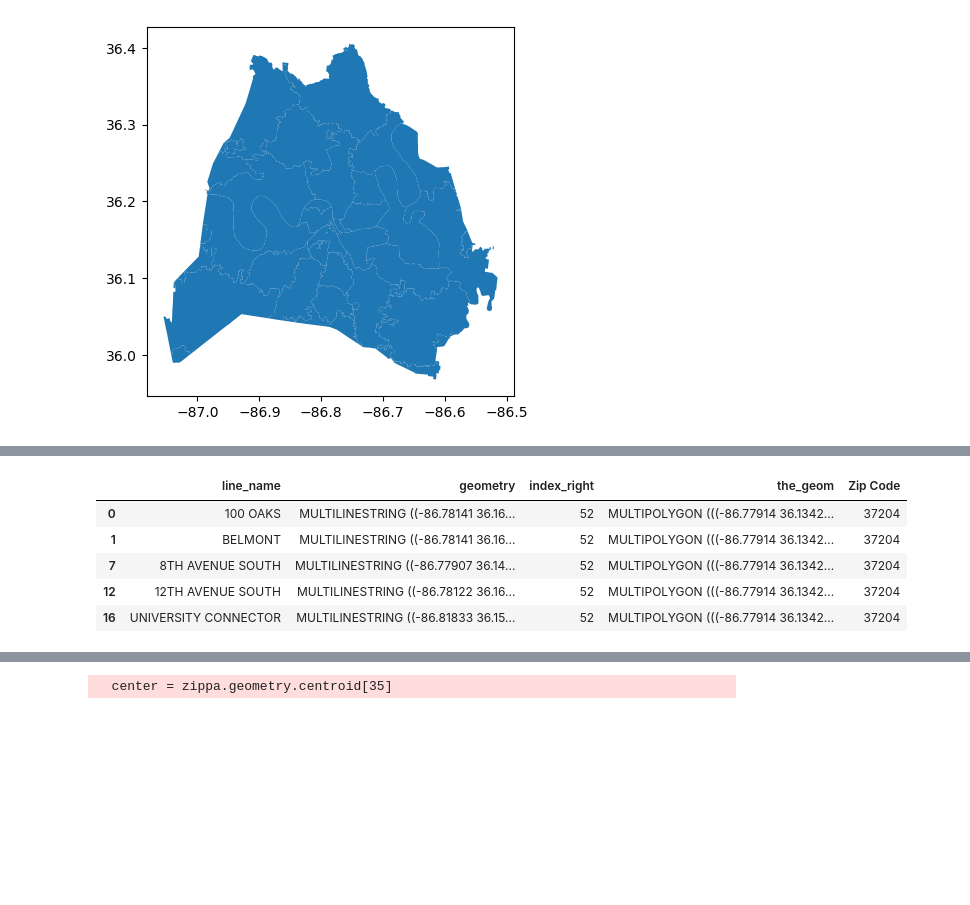
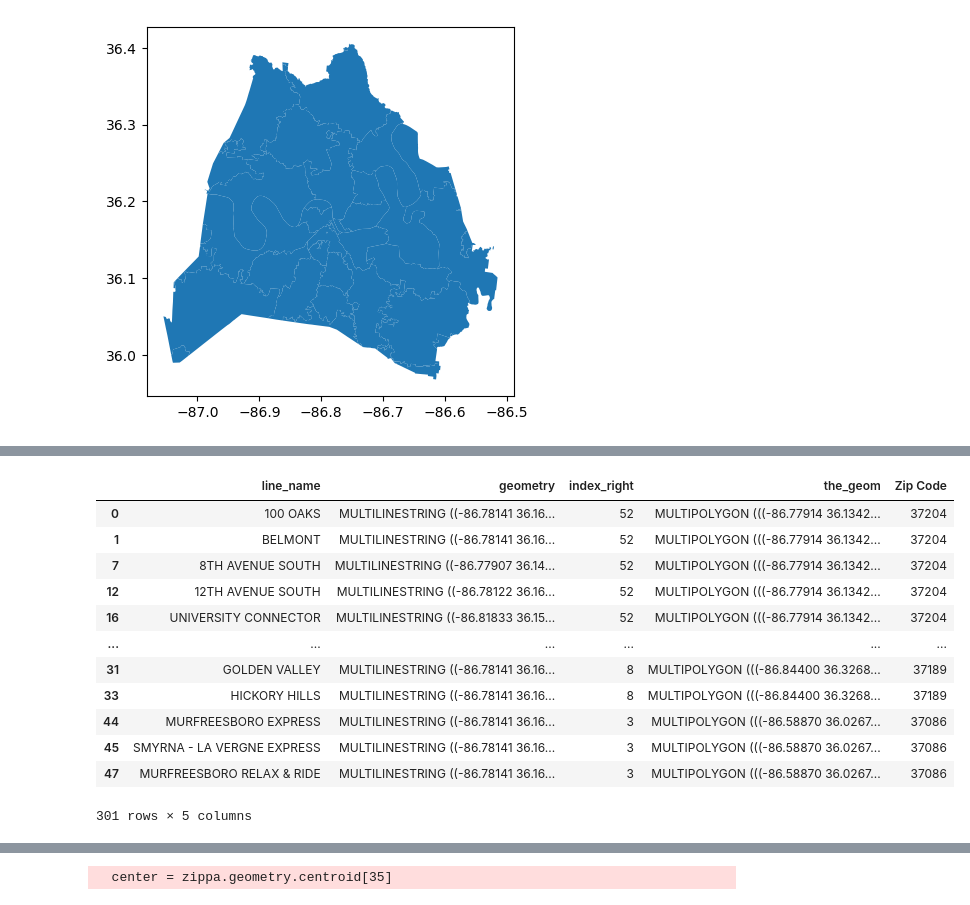
Before and after one commit to NSS-Data-Analytics-Cohort-8/geospatial-python-workshop-pshanx, a Jupyter notebook: notebooks/spatial.ipynb, the cells around one changed output, grey strips where cells are left out. Drawn from its saved outputs; the diff is of its cells as text; code cells hidden in the pictures; blank space fills up the shorter version.

```diff
--- a/notebooks/spatial.ipynb
+++ b/notebooks/spatial.ipynb
@@ -210,13 +185,20 @@ zip_water.head()
 | 29 | Edwin Warner Dog Park Water Fountain | POINT (-86.90162 36.05196) | -86.90162012 | 36.05195562 | 19 | MULTIPOLYGON (((-86.97084 36.1164... | 37221 |
 | 30 | Edwin Warner Concession Water Fou... | POINT (-86.89817 36.04998) | -86.8981744 | 36.04998346 | 19 | MULTIPOLYGON (((-86.97084 36.1164... | 37221 |
 # %%
-zip_roots.head()
+zip_roots
 # %% [output]
 |  | line_name | geometry | index_right | the_geom | Zip Code |
 | 0 | 100 OAKS | MULTILINESTRING ((-86.78141 36.16... | 52 | MULTIPOLYGON (((-86.77914 36.1342... | 37204 |
 | 1 | BELMONT | MULTILINESTRING ((-86.78141 36.16... | 52 | MULTIPOLYGON (((-86.77914 36.1342... | 37204 |
 | 7 | 8TH AVENUE SOUTH | MULTILINESTRING ((-86.77907 36.14... | 52 | MULTIPOLYGON (((-86.77914 36.1342... | 37204 |
 | 12 | 12TH AVENUE SOUTH | MULTILINESTRING ((-86.78122 36.16... | 52 | MULTIPOLYGON (((-86.77914 36.1342... | 37204 |
 | 16 | UNIVERSITY CONNECTOR | MULTILINESTRING ((-86.81833 36.15... | 52 | MULTIPOLYGON (((-86.77914 36.1342... | 37204 |
+| ... | ... | ... | ... | ... | ... |
+| 31 | GOLDEN VALLEY | MULTILINESTRING ((-86.78141 36.16... | 8 | MULTIPOLYGON (((-86.84400 36.3268... | 37189 |
+| 33 | HICKORY HILLS | MULTILINESTRING ((-86.78141 36.16... | 8 | MULTIPOLYGON (((-86.84400 36.3268... | 37189 |
+| 44 | MURFREESBORO EXPRESS | MULTILINESTRING ((-86.78141 36.16... | 3 | MULTIPOLYGON (((-86.58870 36.0267... | 37086 |
+| 45 | SMYRNA - LA VERGNE EXPRESS | MULTILINESTRING ((-86.78141 36.16... | 3 | MULTIPOLYGON (((-86.58870 36.0267... | 37086 |
+| 47 | MURFREESBORO RELAX & RIDE | MULTILINESTRING ((-86.78141 36.16... | 3 | MULTIPOLYGON (((-86.58870 36.0267... | 37086 |
+301 rows × 5 columns
 # %%
 ax = zippa.plot(figsize = (10,10), color = 'gray')
```
Also changed, not shown: parts of 10 cells of this notebook.
